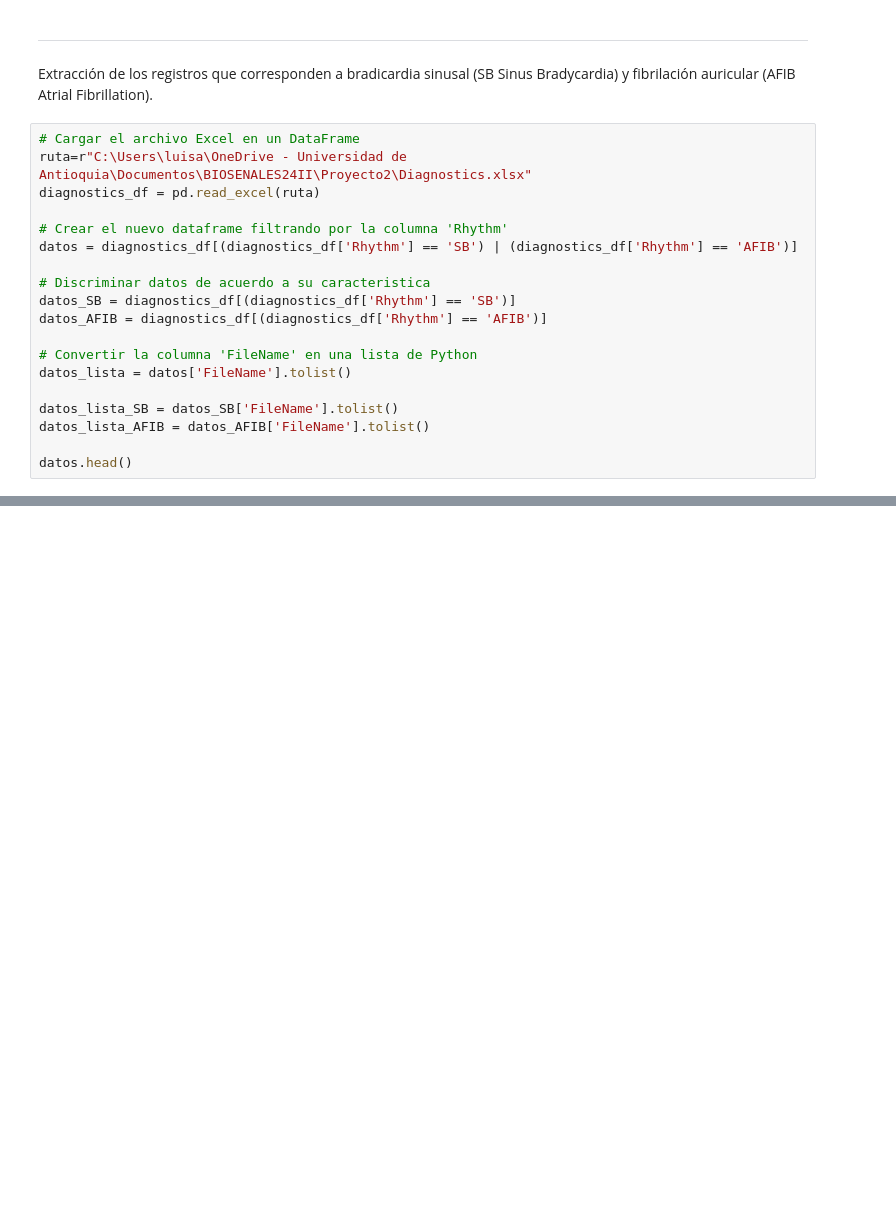
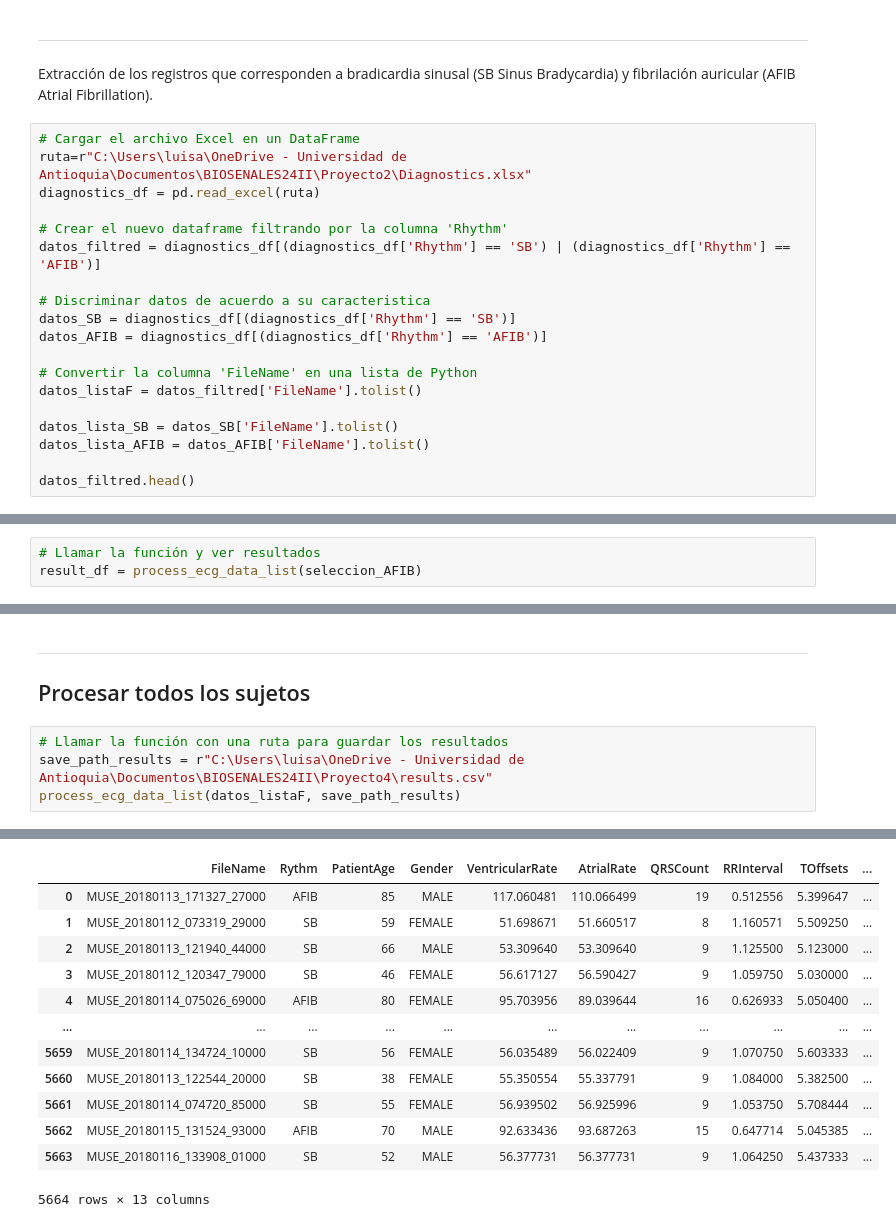
Before and after one commit to LuEnciso21/BIOSENALES24II, a Jupyter notebook: Proyecto4/P4_LuisaEnciso.ipynb, the cells around one changed output, grey strips where cells are left out. Saved outputs shown, nothing was run; the diff lists cells and outputs as text; blank space fills up the shorter version.

Commit message:
updateProyecto4

```diff
--- a/Proyecto4/P4_LuisaEnciso.ipynb
+++ b/Proyecto4/P4_LuisaEnciso.ipynb
@@ -37,19 +44,19 @@ ruta=r"C:\Users\luisa\OneDrive - Universidad de Antioquia\Documentos\BIOSENALES2
 diagnostics_df = pd.read_excel(ruta)
 
 # Crear el nuevo dataframe filtrando por la columna 'Rhythm'
-datos = diagnostics_df[(diagnostics_df['Rhythm'] == 'SB') | (diagnostics_df['Rhythm'] == 'AFIB')]
+datos_filtred = diagnostics_df[(diagnostics_df['Rhythm'] == 'SB') | (diagnostics_df['Rhythm'] == 'AFIB')]
 
 # Discriminar datos de acuerdo a su caracteristica
 datos_SB = diagnostics_df[(diagnostics_df['Rhythm'] == 'SB')]
 datos_AFIB = diagnostics_df[(diagnostics_df['Rhythm'] == 'AFIB')]
 
 # Convertir la columna 'FileName' en una lista de Python
-datos_lista = datos['FileName'].tolist()
+datos_listaF = datos_filtred['FileName'].tolist()
 
 datos_lista_SB = datos_SB['FileName'].tolist()
 datos_lista_AFIB = datos_AFIB['FileName'].tolist()
 
-datos.head()
+datos_filtred.head()
 # %% [output]
 |  | FileName | Rhythm | Beat | PatientAge | Gender | VentricularRate | AtrialRate | QRSDuration | QTInterval | ... |
 | 0 | MUSE_20180113_171327_27000 | AFIB | RBBB TWC | 85 | MALE | 117 | 234 | 114 | 356 | ... |
@@ -116,0 +326,3 @@ Aplicar tutorial de NeuroKit
+# %%
+# Llamar la función y ver resultados
+result_df = process_ecg_data_list(seleccion_AFIB)
@@ -116,0 +454,9 @@ Aplicar tutorial de NeuroKit
+# %% [markdown]
+<hr>
+
+## Procesar todos los sujetos
+# %%
+# Llamar la función con una ruta para guardar los resultados
+save_path_results = r"C:\Users\luisa\OneDrive - Universidad de Antioquia\Documentos\BIOSENALES24II\Proyecto4\results.csv"
+process_ecg_data_list(datos_listaF, save_path_results)
+# %% [output]
@@ -116,0 +480,13 @@ Aplicar tutorial de NeuroKit
+|  | FileName | Rythm | PatientAge | Gender | VentricularRate | AtrialRate | QRSCount | RRInterval | TOffsets | ... |
+| 0 | MUSE_20180113_171327_27000 | AFIB | 85 | MALE | 117.060481 | 110.066499 | 19 | 0.512556 | 5.399647 | ... |
+| 1 | MUSE_20180112_073319_29000 | SB | 59 | FEMALE | 51.698671 | 51.660517 | 8 | 1.160571 | 5.509250 | ... |
+| 2 | MUSE_20180113_121940_44000 | SB | 66 | MALE | 53.309640 | 53.309640 | 9 | 1.125500 | 5.123000 | ... |
+| 3 | MUSE_20180112_120347_79000 | SB | 46 | FEMALE | 56.617127 | 56.590427 | 9 | 1.059750 | 5.030000 | ... |
+| 4 | MUSE_20180114_075026_69000 | AFIB | 80 | FEMALE | 95.703956 | 89.039644 | 16 | 0.626933 | 5.050400 | ... |
+| ... | ... | ... | ... | ... | ... | ... | ... | ... | ... | ... |
+| 5659 | MUSE_20180114_134724_10000 | SB | 56 | FEMALE | 56.035489 | 56.022409 | 9 | 1.070750 | 5.603333 | ... |
+| 5660 | MUSE_20180113_122544_20000 | SB | 38 | FEMALE | 55.350554 | 55.337791 | 9 | 1.084000 | 5.382500 | ... |
+| 5661 | MUSE_20180114_074720_85000 | SB | 55 | FEMALE | 56.939502 | 56.925996 | 9 | 1.053750 | 5.708444 | ... |
+| 5662 | MUSE_20180115_131524_93000 | AFIB | 70 | MALE | 92.633436 | 93.687263 | 15 | 0.647714 | 5.045385 | ... |
+| 5663 | MUSE_20180116_133908_01000 | SB | 52 | MALE | 56.377731 | 56.377731 | 9 | 1.064250 | 5.437333 | ... |
+5664 rows × 13 columns
```
Also changed, not shown: parts of 18 cells of this notebook, 2 other files.
